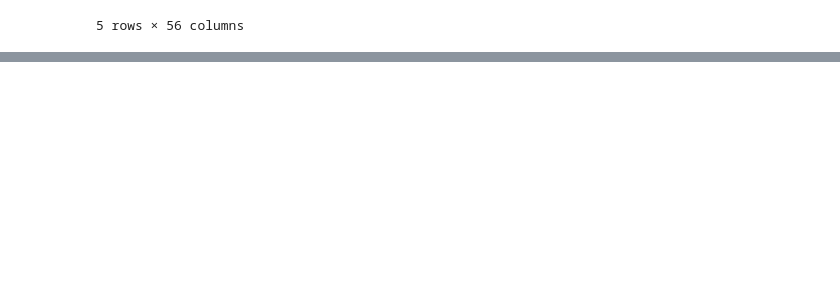
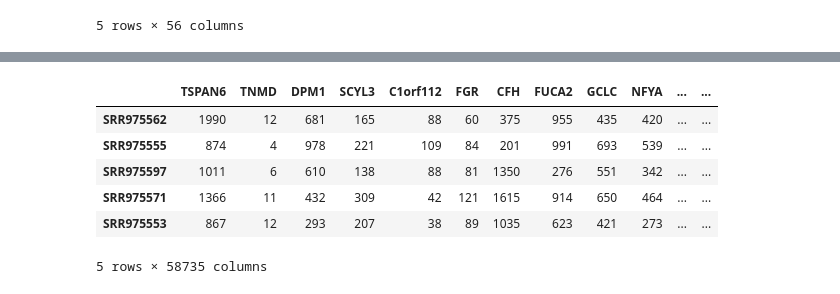
Before and after one commit to djemec/rnaseq, a Jupyter notebook: diff_exp_exploration.ipynb, the cells around one changed output, grey strips where cells are left out. Drawn from its saved outputs; the diff is of its cells as text; code cells hidden in the pictures; blank space fills up the shorter version.

```diff
--- a/diff_exp_exploration.ipynb
+++ b/diff_exp_exploration.ipynb
@@ -39,0 +82,12 @@ md_df.head()
+# %%
+ct_df = count_df.T
+ct_df = ct_df.rename(columns=ct_df.iloc[1]).drop(ct_df.index[1]).drop(ct_df.index[0])
+ct_df.head()
+# %% [output]
+|  | TSPAN6 | TNMD | DPM1 | SCYL3 | C1orf112 | FGR | CFH | FUCA2 | GCLC | NFYA | ... | ... |
+| SRR975562 | 1990 | 12 | 681 | 165 | 88 | 60 | 375 | 955 | 435 | 420 | ... | ... |
+| SRR975555 | 874 | 4 | 978 | 221 | 109 | 84 | 201 | 991 | 693 | 539 | ... | ... |
+| SRR975597 | 1011 | 6 | 610 | 138 | 88 | 81 | 1350 | 276 | 551 | 342 | ... | ... |
+| SRR975571 | 1366 | 11 | 432 | 309 | 42 | 121 | 1615 | 914 | 650 | 464 | ... | ... |
+| SRR975553 | 867 | 12 | 293 | 207 | 38 | 89 | 1035 | 623 | 421 | 273 | ... | ... |
+5 rows × 58735 columns
```
Also changed, not shown: parts of 9 cells of this notebook.
